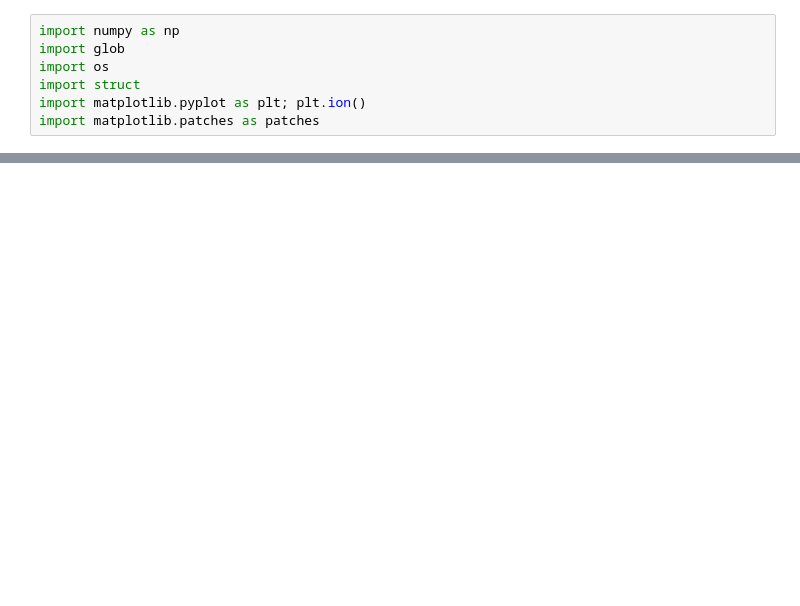
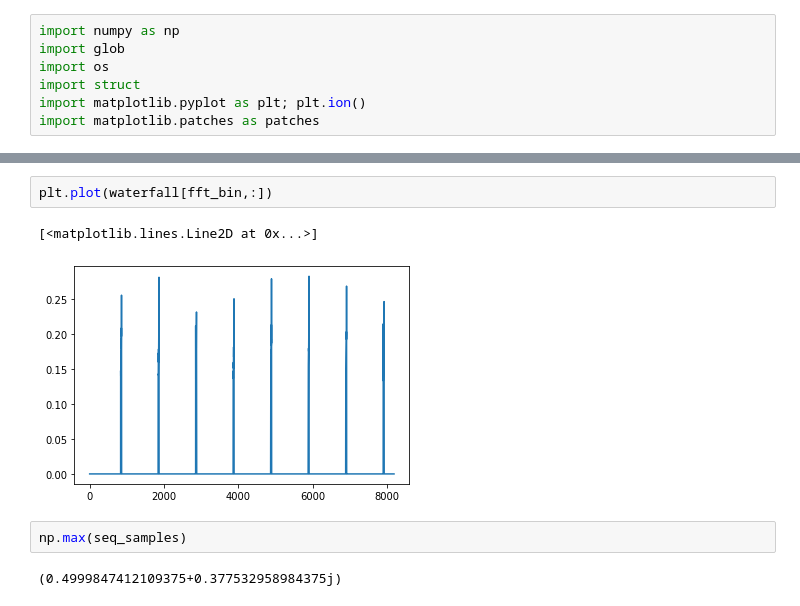
Before and after one commit to UCSD-E4E/rct_signal_characterization, a Jupyter notebook: waterfall_amplitude.ipynb, the cells around one changed output, grey strips where cells are left out. Saved outputs shown, nothing was run; the diff lists cells and outputs as text; blank space fills up the shorter version.

```diff
--- a/waterfall_amplitude.ipynb
+++ b/waterfall_amplitude.ipynb
@@ -73,0 +79,9 @@ ax.add_patch(rect4)
+# %%
+plt.plot(waterfall[fft_bin,:])
+# %% [output]
+[<matplotlib.lines.Line2D at 0x...>]
+[figure, added]
+# %%
+np.max(seq_samples)
+# %% [output]
+(0.4999847412109375+0.377532958984375j)
```
Also changed, not shown: parts of 6 cells of this notebook.
